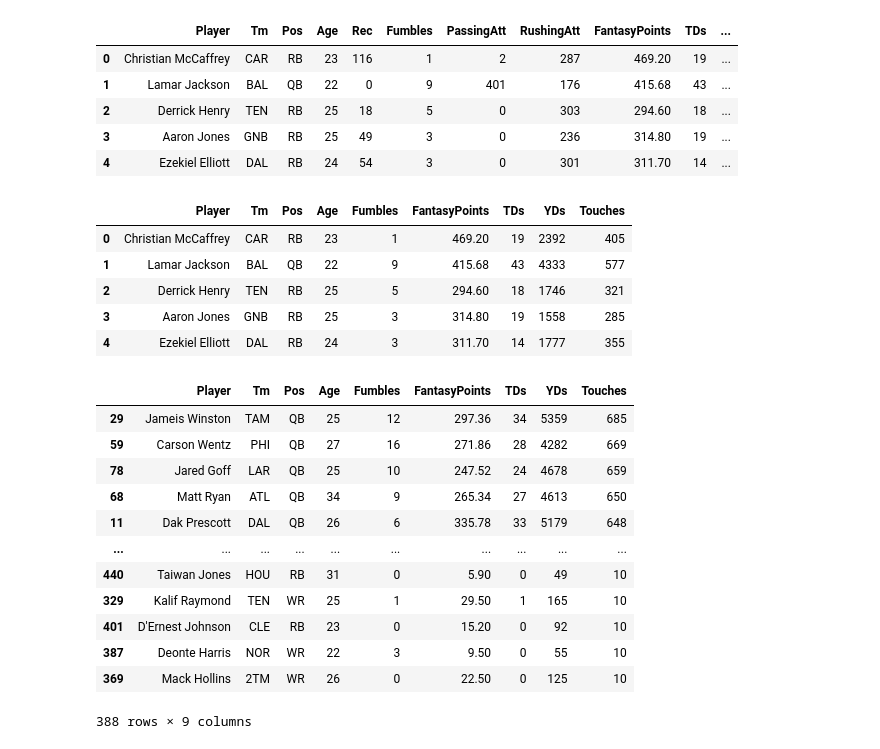
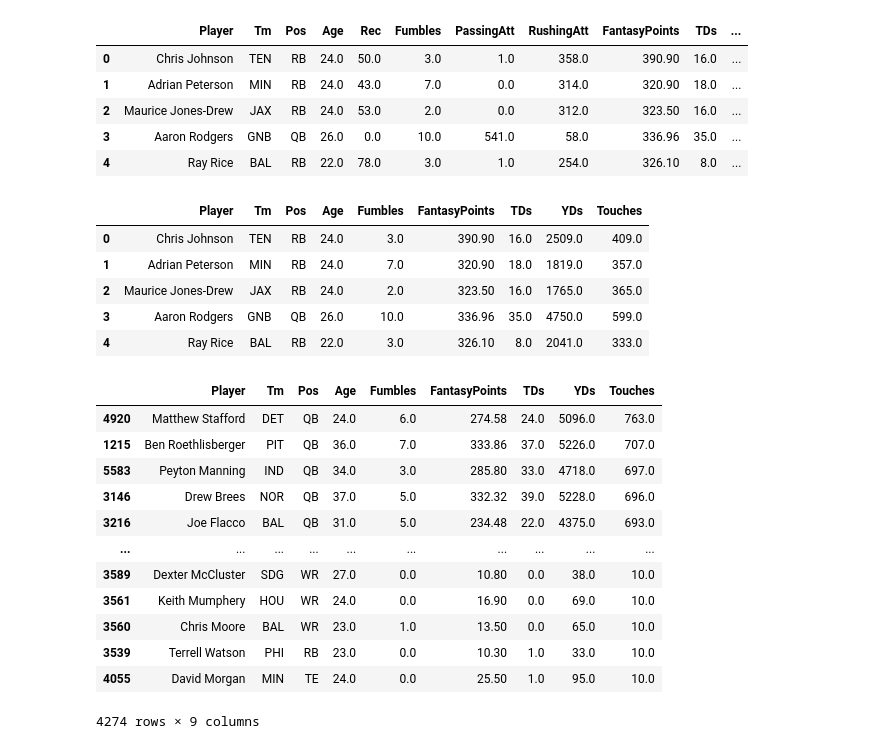
Before and after one commit to ADP51/BIDA_Final_Assignment, a Jupyter notebook: cleaning.ipynb, the cells around one changed output. Cells and saved outputs as stored; diff of their text form; code cells hidden in the pictures.

Commit message:
changed to 10 years of data

```diff
--- a/cleaning.ipynb
+++ b/cleaning.ipynb
@@ -1,10 +1,20 @@
 # %%
 import pandas as pd
+import glob
 from matplotlib import pyplot as plt
 from sklearn import linear_model
 from sklearn.metrics import mean_squared_error, r2_score
 
+#load the last 10 years
+path = r'./data_v2/yearly' # use your path
+all_files = glob.glob(path + "/*.csv")
+
+li = []
+
+for filename in all_files:
+    df = pd.read_csv(filename, index_col=None, header=0)
+    li.append(df)
+
+df_combined = pd.concat(li, axis=0, ignore_index=True)
 # Load Data and Remove unused fields
-df_2019 = pd.read_csv("./data_v2/yearly/2019.csv")
-df_2019 = df_2019.drop(columns=['Unnamed: 0', 'G', 'GS', 'Tgt', 'Yds', 'Yds.1', 'Yds.2', 'Int', 'Att', 'Att.1', 'FumblesLost', 'Cmp', 'Y/R'])
-df_2019.head()
+df_combined = df_combined.drop(columns=['Unnamed: 0', 'G', 'GS', 'Tgt', 'Yds', 'Yds.1', 'Yds.2', 'Int', 'Att', 'Att.1', 'FumblesLost', 'Cmp', 'Y/R'])
@@ -18,7 +21,7 @@ df_2019.head()
 # %%
 # Get total TDs and remove unnecessary fields
-df_2019['TDs'] = df_2019['PassingTD'] + df_2019['RushingTD'] + df_2019['ReceivingTD']
-df_2019 = df_2019.drop(columns=['PassingTD', 'RushingTD', 'ReceivingTD'])
-df_2019.head()
+df_combined['TDs'] = df_combined['PassingTD'] + df_combined['RushingTD'] + df_combined['ReceivingTD']
+df_combined = df_combined.drop(columns=['PassingTD', 'RushingTD', 'ReceivingTD'])
+df_combined.head()
 # %% [output]
 |  | Player | Tm | Pos | Age | Rec | Fumbles | PassingYds | PassingAtt | RushingYds | RushingAtt | ... |
@@ -30,44 +33,44 @@ df_2019.head()
 # %%
 # Get total YDS and remove unnecessary fields
-df_2019['YDs'] = df_2019['PassingYds'] + df_2019['RushingYds'] + df_2019['ReceivingYds']
-df_2019 = df_2019.drop(columns=['PassingYds', 'RushingYds', 'ReceivingYds'])
-df_2019.head()
+df_combined['YDs'] = df_combined['PassingYds'] + df_combined['RushingYds'] + df_combined['ReceivingYds']
+df_combined = df_combined.drop(columns=['PassingYds', 'RushingYds', 'ReceivingYds'])
+df_combined.head()
 # %% [output]
 |  | Player | Tm | Pos | Age | Rec | Fumbles | PassingAtt | RushingAtt | FantasyPoints | TDs | ... |
-| 0 | Christian McCaffrey | CAR | RB | 23 | 116 | 1 | 2 | 287 | 469.20 | 19 | ... |
-| 1 | Lamar Jackson | BAL | QB | 22 | 0 | 9 | 401 | 176 | 415.68 | 43 | ... |
-| 2 | Derrick Henry | TEN | RB | 25 | 18 | 5 | 0 | 303 | 294.60 | 18 | ... |
-| 3 | Aaron Jones | GNB | RB | 25 | 49 | 3 | 0 | 236 | 314.80 | 19 | ... |
-| 4 | Ezekiel Elliott | DAL | RB | 24 | 54 | 3 | 0 | 301 | 311.70 | 14 | ... |
+| 0 | Chris Johnson | TEN | RB | 24.0 | 50.0 | 3.0 | 1.0 | 358.0 | 390.90 | 16.0 | ... |
+| 1 | Adrian Peterson | MIN | RB | 24.0 | 43.0 | 7.0 | 0.0 | 314.0 | 320.90 | 18.0 | ... |
+| 2 | Maurice Jones-Drew | JAX | RB | 24.0 | 53.0 | 2.0 | 0.0 | 312.0 | 323.50 | 16.0 | ... |
+| 3 | Aaron Rodgers | GNB | QB | 26.0 | 0.0 | 10.0 | 541.0 | 58.0 | 336.96 | 35.0 | ... |
+| 4 | Ray Rice | BAL | RB | 22.0 | 78.0 | 3.0 | 1.0 | 254.0 | 326.10 | 8.0 | ... |
 # %%
 # Get total Touches and remove unnecessary fields
-df_2019["Touches"] = df_2019['Rec'] + df_2019['PassingAtt'] + df_2019['RushingAtt']
-df_2019 = df_2019.drop(columns=['Rec', 'PassingAtt', 'RushingAtt'])
-df_2019.head()
+df_combined["Touches"] = df_combined['Rec'] + df_combined['PassingAtt'] + df_combined['RushingAtt']
+df_combined = df_combined.drop(columns=['Rec', 'PassingAtt', 'RushingAtt'])
+df_combined.head()
 # %% [output]
 |  | Player | Tm | Pos | Age | Fumbles | FantasyPoints | TDs | YDs | Touches |
-| 0 | Christian McCaffrey | CAR | RB | 23 | 1 | 469.20 | 19 | 2392 | 405 |
-| 1 | Lamar Jackson | BAL | QB | 22 | 9 | 415.68 | 43 | 4333 | 577 |
-| 2 | Derrick Henry | TEN | RB | 25 | 5 | 294.60 | 18 | 1746 | 321 |
-| 3 | Aaron Jones | GNB | RB | 25 | 3 | 314.80 | 19 | 1558 | 285 |
-| 4 | Ezekiel Elliott | DAL | RB | 24 | 3 | 311.70 | 14 | 1777 | 355 |
+| 0 | Chris Johnson | TEN | RB | 24.0 | 3.0 | 390.90 | 16.0 | 2509.0 | 409.0 |
+| 1 | Adrian Peterson | MIN | RB | 24.0 | 7.0 | 320.90 | 18.0 | 1819.0 | 357.0 |
+| 2 | Maurice Jones-Drew | JAX | RB | 24.0 | 2.0 | 323.50 | 16.0 | 1765.0 | 365.0 |
+| 3 | Aaron Rodgers | GNB | QB | 26.0 | 10.0 | 336.96 | 35.0 | 4750.0 | 599.0 |
+| 4 | Ray Rice | BAL | RB | 22.0 | 3.0 | 326.10 | 8.0 | 2041.0 | 333.0 |
 # %%
 # let's remove any player without at least 50 touches
-df_2019.drop(df_2019[df_2019.Touches < 10].index, inplace=True)
-df_2019.sort_values(by='Touches', ascending=False)
+df_combined.drop(df_combined[df_combined.Touches < 10].index, inplace=True)
+df_combined.sort_values(by='Touches', ascending=False)
 # %% [output]
 |  | Player | Tm | Pos | Age | Fumbles | FantasyPoints | TDs | YDs | Touches |
-| 29 | Jameis Winston | TAM | QB | 25 | 12 | 297.36 | 34 | 5359 | 685 |
-| 59 | Carson Wentz | PHI | QB | 27 | 16 | 271.86 | 28 | 4282 | 669 |
-| 78 | Jared Goff | LAR | QB | 25 | 10 | 247.52 | 24 | 4678 | 659 |
-| 68 | Matt Ryan | ATL | QB | 34 | 9 | 265.34 | 27 | 4613 | 650 |
-| 11 | Dak Prescott | DAL | QB | 26 | 6 | 335.78 | 33 | 5179 | 648 |
+| 4920 | Matthew Stafford | DET | QB | 24.0 | 6.0 | 274.58 | 24.0 | 5096.0 | 763.0 |
+| 1215 | Ben Roethlisberger | PIT | QB | 36.0 | 7.0 | 333.86 | 37.0 | 5226.0 | 707.0 |
+| 5583 | Peyton Manning | IND | QB | 34.0 | 3.0 | 285.80 | 33.0 | 4718.0 | 697.0 |
+| 3146 | Drew Brees | NOR | QB | 37.0 | 5.0 | 332.32 | 39.0 | 5228.0 | 696.0 |
+| 3216 | Joe Flacco | BAL | QB | 31.0 | 5.0 | 234.48 | 22.0 | 4375.0 | 693.0 |
 | ... | ... | ... | ... | ... | ... | ... | ... | ... | ... |
-| 440 | Taiwan Jones | HOU | RB | 31 | 0 | 5.90 | 0 | 49 | 10 |
-| 329 | Kalif Raymond | TEN | WR | 25 | 1 | 29.50 | 1 | 165 | 10 |
-| 401 | D'Ernest Johnson | CLE | RB | 23 | 0 | 15.20 | 0 | 92 | 10 |
-| 387 | Deonte Harris | NOR | WR | 22 | 3 | 9.50 | 0 | 55 | 10 |
-| 369 | Mack Hollins | 2TM | WR | 26 | 0 | 22.50 | 0 | 125 | 10 |
+| 3589 | Dexter McCluster | SDG | WR | 27.0 | 0.0 | 10.80 | 0.0 | 38.0 | 10.0 |
+| 3561 | Keith Mumphery | HOU | WR | 24.0 | 0.0 | 16.90 | 0.0 | 69.0 | 10.0 |
+| 3560 | Chris Moore | BAL | WR | 23.0 | 1.0 | 13.50 | 0.0 | 65.0 | 10.0 |
+| 3539 | Terrell Watson | PHI | RB | 23.0 | 0.0 | 10.30 | 1.0 | 33.0 | 10.0 |
+| 4055 | David Morgan | MIN | TE | 24.0 | 0.0 | 25.50 | 1.0 | 95.0 | 10.0 |
-388 rows × 9 columns
+4274 rows × 9 columns
 # %%
 # 30% for test, 70% for training
```
Also changed, not shown: parts of 4 cells of this notebook, 45 other files.
